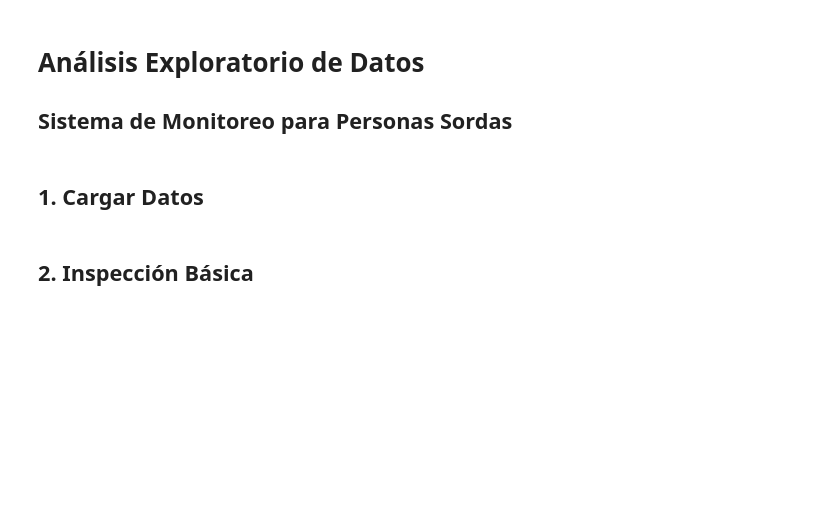
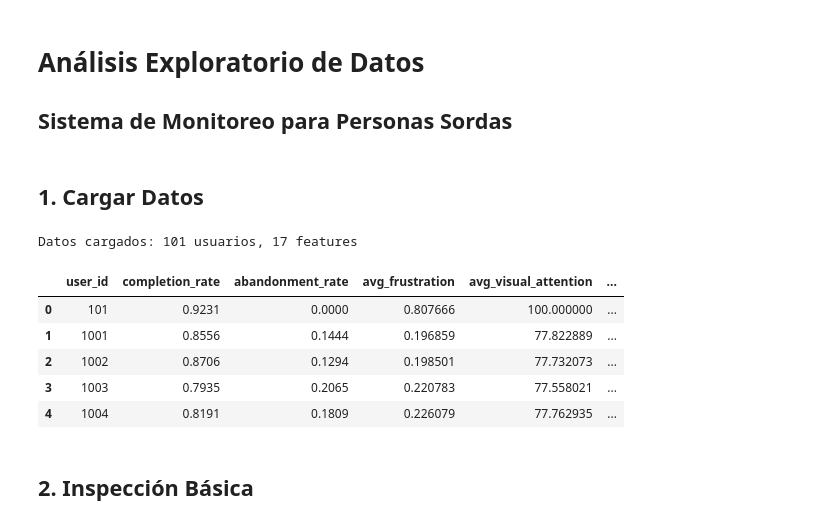
Before and after one commit to Juliocpo946/api_complete, a Jupyter notebook: ml/notebooks/01_exploratory_analysis.ipynb, the cells around one changed output. Saved outputs shown, nothing was run; the diff lists cells and outputs as text; code cells hidden in the pictures; blank space fills up the shorter version.

```diff
--- a/ml/notebooks/01_exploratory_analysis.ipynb
+++ b/ml/notebooks/01_exploratory_analysis.ipynb
@@ -24,12 +24,34 @@ sns.set_palette("husl")
 # %%
 with open('../data/02_extract_features.sql', 'r') as f:
     query = f.read()
 
 data = execute_query(query)
 df = pd.DataFrame(data)
 
+numeric_columns = [
+    'completion_rate', 'abandonment_rate', 'avg_frustration',
+    'avg_visual_attention', 'avg_visual_fatigue',
+    'distraction_events_per_hour', 'drowsiness_events_per_hour',
+    'avg_pause_count', 'intervention_count_per_activity',
+    'avg_engagement_score', 'response_to_video', 'response_to_text',
+    'response_to_vibration', 'avg_activity_duration_minutes',
+    'preference_easy_activities', 'performance_hard_activities'
+]
+
+for col in numeric_columns:
+    if col in df.columns:
+        df[col] = pd.to_numeric(df[col], errors='coerce')
+
 print(f"Datos cargados: {df.shape[0]} usuarios, {df.shape[1]} features")
 df.head()
+# %% [output]
+Datos cargados: 101 usuarios, 17 features
+|  | user_id | completion_rate | abandonment_rate | avg_frustration | avg_visual_attention | ... |
+| 0 | 101 | 0.9231 | 0.0000 | 0.807666 | 100.000000 | ... |
+| 1 | 1001 | 0.8556 | 0.1444 | 0.196859 | 77.822889 | ... |
+| 2 | 1002 | 0.8706 | 0.1294 | 0.198501 | 77.732073 | ... |
+| 3 | 1003 | 0.7935 | 0.2065 | 0.220783 | 77.558021 | ... |
+| 4 | 1004 | 0.8191 | 0.1809 | 0.226079 | 77.762935 | ... |
 # %% [markdown]
 ## 2. Inspección Básica
 # %%
```
Also changed, not shown: parts of 6 cells of this notebook, 19 other files.
